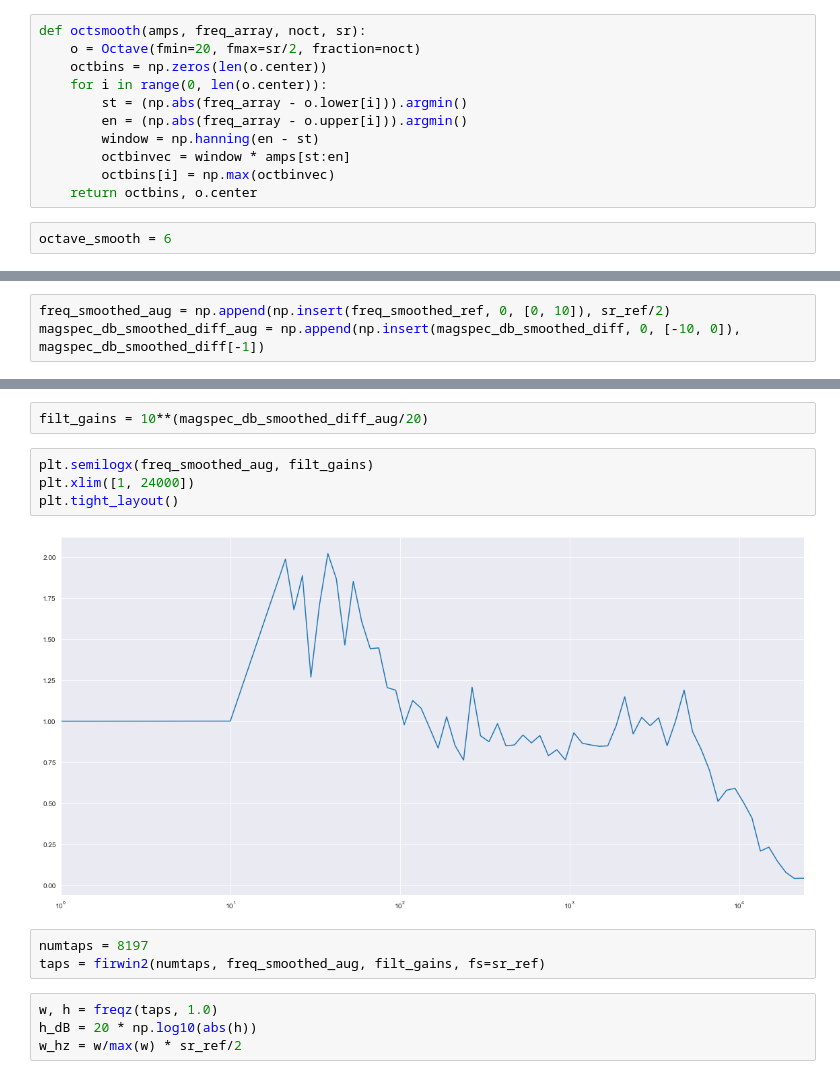
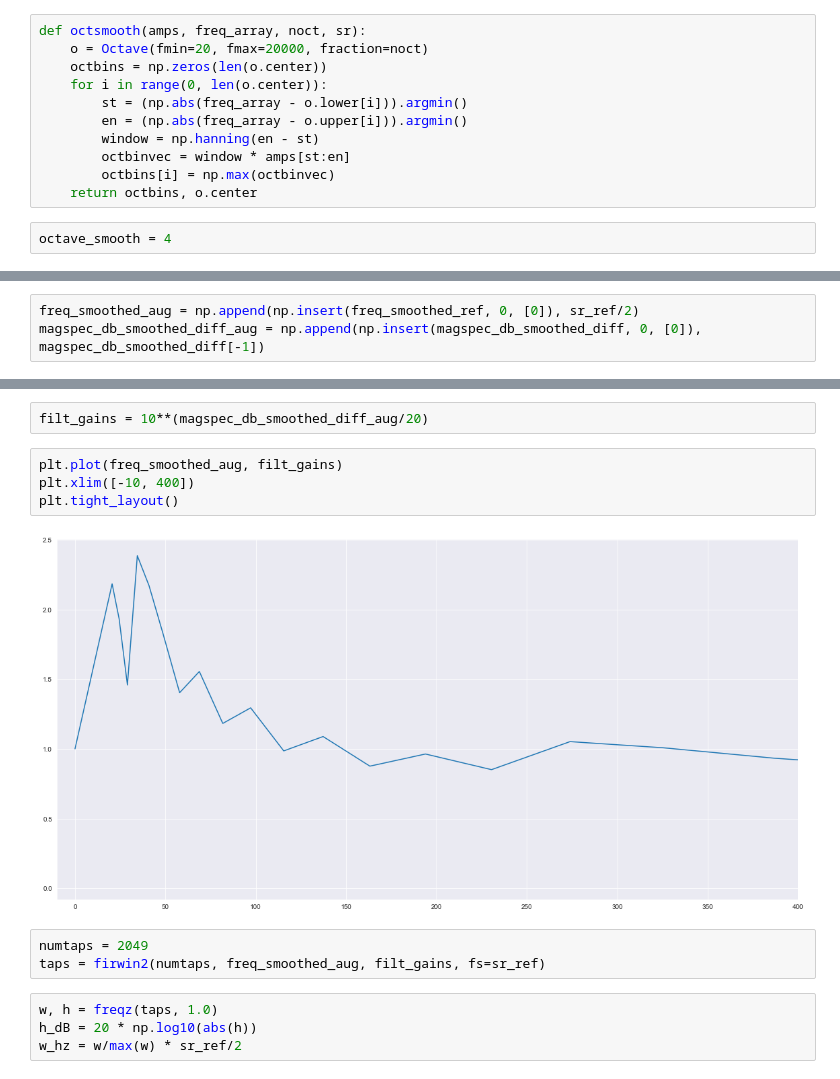
Before and after one commit to sonyc-project/mic_calibration, a Jupyter notebook: create_filter_coeffs.ipynb, the cells around one changed output, grey strips where cells are left out. Saved outputs shown, nothing was run; the diff lists cells and outputs as text.

```diff
--- a/create_filter_coeffs.ipynb
+++ b/create_filter_coeffs.ipynb
@@ -47,7 +47,7 @@ freq_array_ref = np.linspace(0, sr_ref / 2, num=len(mag_spec_lin_ref))
 freq_array_dut = np.linspace(0, sr_dut / 2, num=len(mag_spec_lin_dut))
 # %%
 def octsmooth(amps, freq_array, noct, sr):
-    o = Octave(fmin=20, fmax=sr/2, fraction=noct)
+    o = Octave(fmin=20, fmax=20000, fraction=noct)
     octbins = np.zeros(len(o.center))
     for i in range(0, len(o.center)):
         st = (np.abs(freq_array - o.lower[i])).argmin()
@@ -57,7 +57,7 @@ def octsmooth(amps, freq_array, noct, sr):
         octbins[i] = np.max(octbinvec)
     return octbins, o.center
 # %%
-octave_smooth = 6
+octave_smooth = 4
 # %%
 magspec_lin_smoothed_ref, freq_smoothed_ref = octsmooth(mag_spec_lin_ref, freq_array_ref, octave_smooth, sr_ref)
 magspec_lin_smoothed_dut, freq_smoothed_dut = octsmooth(mag_spec_lin_dut, freq_array_dut, octave_smooth, sr_dut)
@@ -84,6 +84,6 @@ plt.tight_layout()
 # %%
-freq_smoothed_aug = np.append(np.insert(freq_smoothed_ref, 0, [0, 10]), sr_ref/2)
-magspec_db_smoothed_diff_aug = np.append(np.insert(magspec_db_smoothed_diff, 0, [-10, 0]), magspec_db_smoothed_diff[-1])
+freq_smoothed_aug = np.append(np.insert(freq_smoothed_ref, 0, [0]), sr_ref/2)
+magspec_db_smoothed_diff_aug = np.append(np.insert(magspec_db_smoothed_diff, 0, [0]), magspec_db_smoothed_diff[-1])
 # %%
 plt.semilogx(freq_smoothed_aug, magspec_db_smoothed_diff_aug)
 plt.xlim([1, 24000])
@@ -93,13 +93,13 @@ plt.tight_layout()
 # %%
 filt_gains = 10**(magspec_db_smoothed_diff_aug/20)
 # %%
-plt.semilogx(freq_smoothed_aug, filt_gains)
-plt.xlim([1, 24000])
+plt.plot(freq_smoothed_aug, filt_gains)
+plt.xlim([-10, 400])
 plt.tight_layout()
 # %% [output]
-[figure, old version]
+[figure, new version]
 # %%
-numtaps = 8197
+numtaps = 2049
 taps = firwin2(numtaps, freq_smoothed_aug, filt_gains, fs=sr_ref)
 # %%
 w, h = freqz(taps, 1.0)
```
Also changed, not shown: parts of 9 cells of this notebook, 1 other file.
